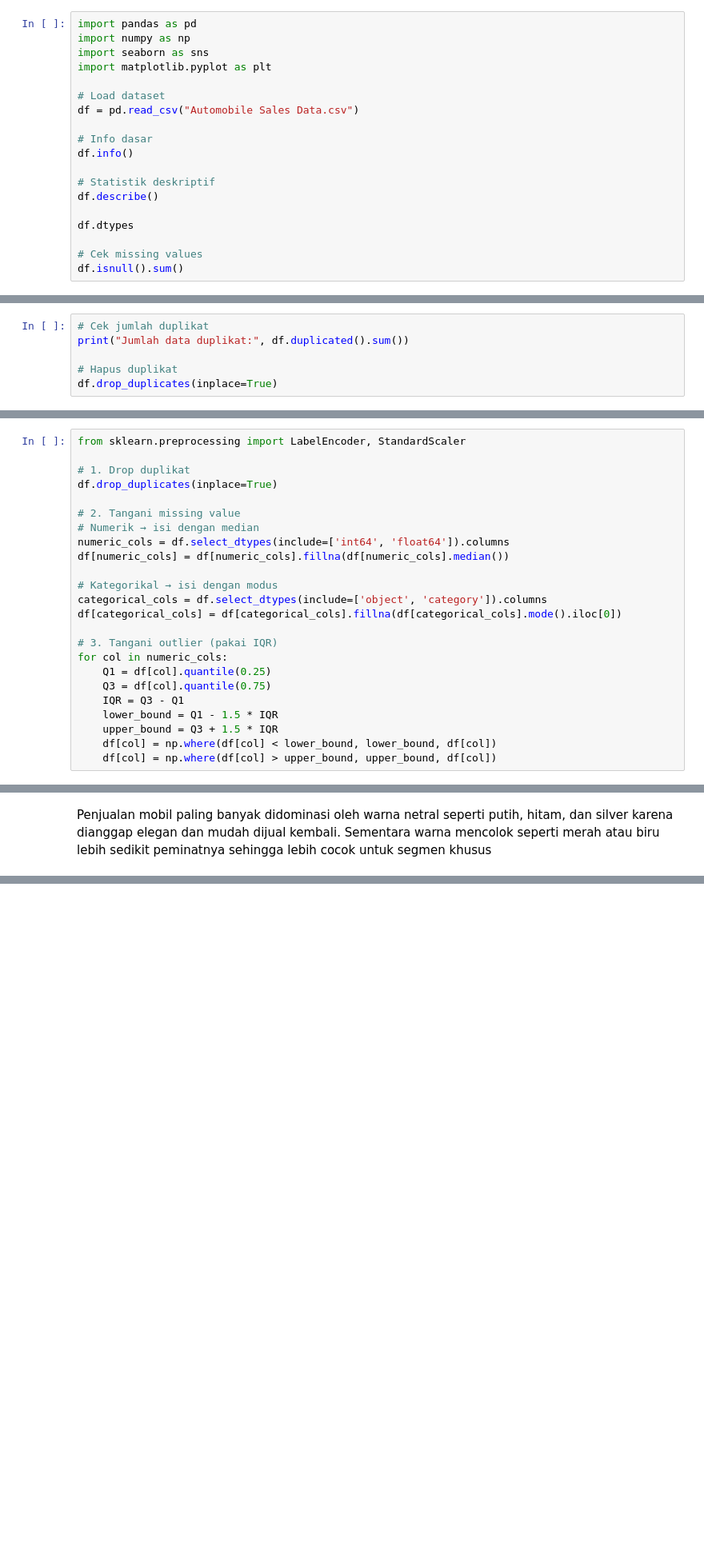
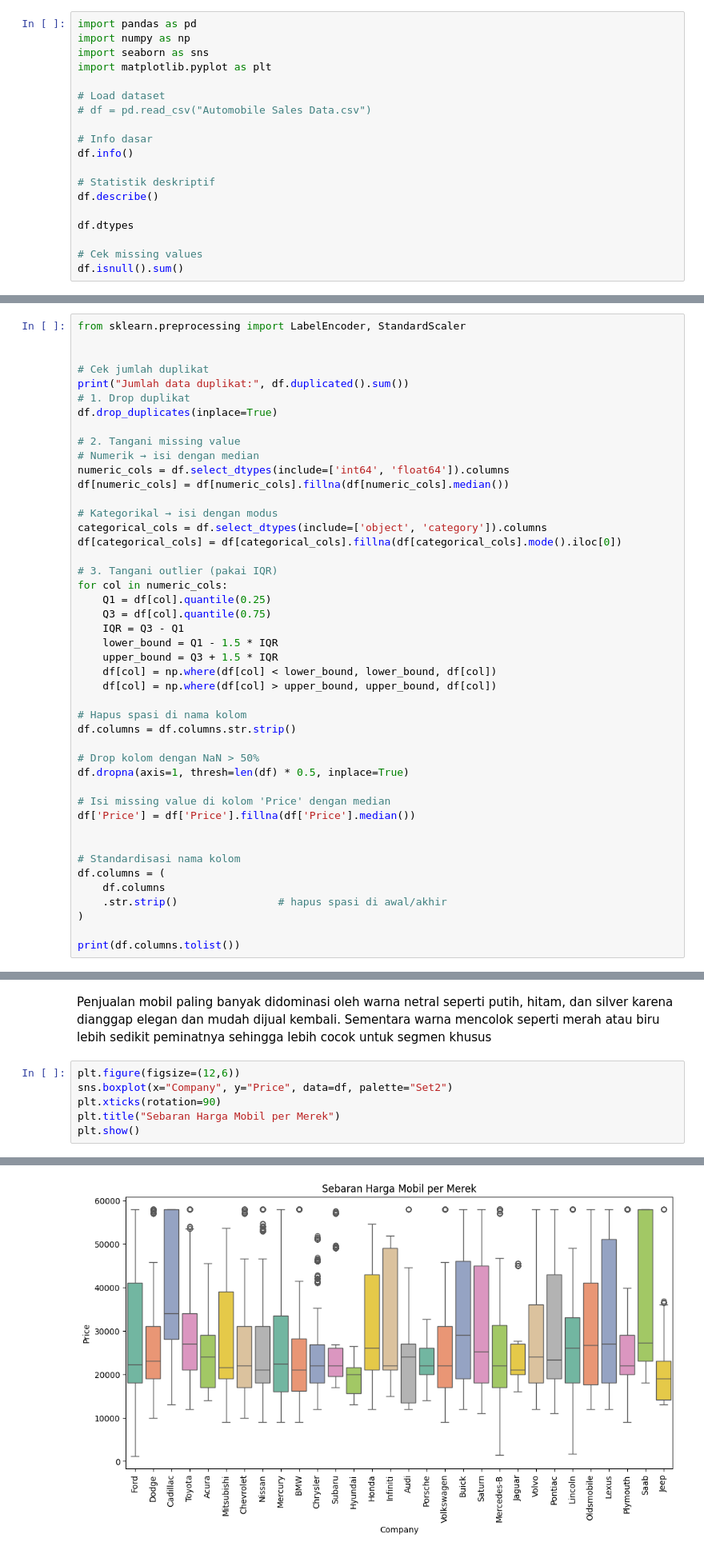
Before and after one commit to rodhipranoto/Final-Project-Data-Science---KelasWork, a Jupyter notebook: Case_Study_03_Machine_Learning.ipynb, the cells around one changed output, grey strips where cells are left out. Shown at 80% size. Drawn from its saved outputs; the diff is of its cells as text; blank space fills up the shorter version.

```diff
--- a/Case_Study_03_Machine_Learning.ipynb
+++ b/Case_Study_03_Machine_Learning.ipynb
@@ -31,7 +104,7 @@ import seaborn as sns
 import matplotlib.pyplot as plt
 
 # Load dataset
-df = pd.read_csv("Automobile Sales Data.csv")
+# df = pd.read_csv("Automobile Sales Data.csv")
 
 # Info dasar
 df.info()
@@ -210,6 +280,0 @@ Informasi ini penting untuk menyiapkan data sebelum proses machine learning, sep
-# %%
-# Cek jumlah duplikat
-print("Jumlah data duplikat:", df.duplicated().sum())
-
-# Hapus duplikat
-df.drop_duplicates(inplace=True)
@@ -220,6 +283,9 @@ Jumlah data duplikat: 0
 # %%
 from sklearn.preprocessing import LabelEncoder, StandardScaler
 
+
+# Cek jumlah duplikat
+print("Jumlah data duplikat:", df.duplicated().sum())
 # 1. Drop duplikat
 df.drop_duplicates(inplace=True)
 
@@ -241,3 +307,21 @@ for col in numeric_cols:
     upper_bound = Q3 + 1.5 * IQR
     df[col] = np.where(df[col] < lower_bound, lower_bound, df[col])
     df[col] = np.where(df[col] > upper_bound, upper_bound, df[col])
+
+# Hapus spasi di nama kolom
+df.columns = df.columns.str.strip()
+
+# Drop kolom dengan NaN > 50%
+df.dropna(axis=1, thresh=len(df) * 0.5, inplace=True)
+
+# Isi missing value di kolom 'Price' dengan median
+df['Price'] = df['Price'].fillna(df['Price'].median())
+
+
+# Standardisasi nama kolom
+df.columns = (
+    df.columns
+    .str.strip()                # hapus spasi di awal/akhir
+)
+
+print(df.columns.tolist())
@@ -349,3 +427,10 @@ Passing `palette` without assigning `hue` is deprecated and will be removed in v
 [figure]
 # %% [markdown]
 Penjualan mobil paling banyak didominasi oleh warna netral seperti putih, hitam, dan silver karena dianggap elegan dan mudah dijual kembali. Sementara warna mencolok seperti merah atau biru lebih sedikit peminatnya sehingga lebih cocok untuk segmen khusus
+# %%
+plt.figure(figsize=(12,6))
+sns.boxplot(x="Company", y="Price", data=df, palette="Set2")
+plt.xticks(rotation=90)
+plt.title("Sebaran Harga Mobil per Merek")
+plt.show()
+# %% [output]
@@ -351,0 +440 @@ Penjualan mobil paling banyak didominasi oleh warna netral seperti putih, hitam,
+[figure, added]
```
Also changed, not shown: parts of 47 cells of this notebook.
